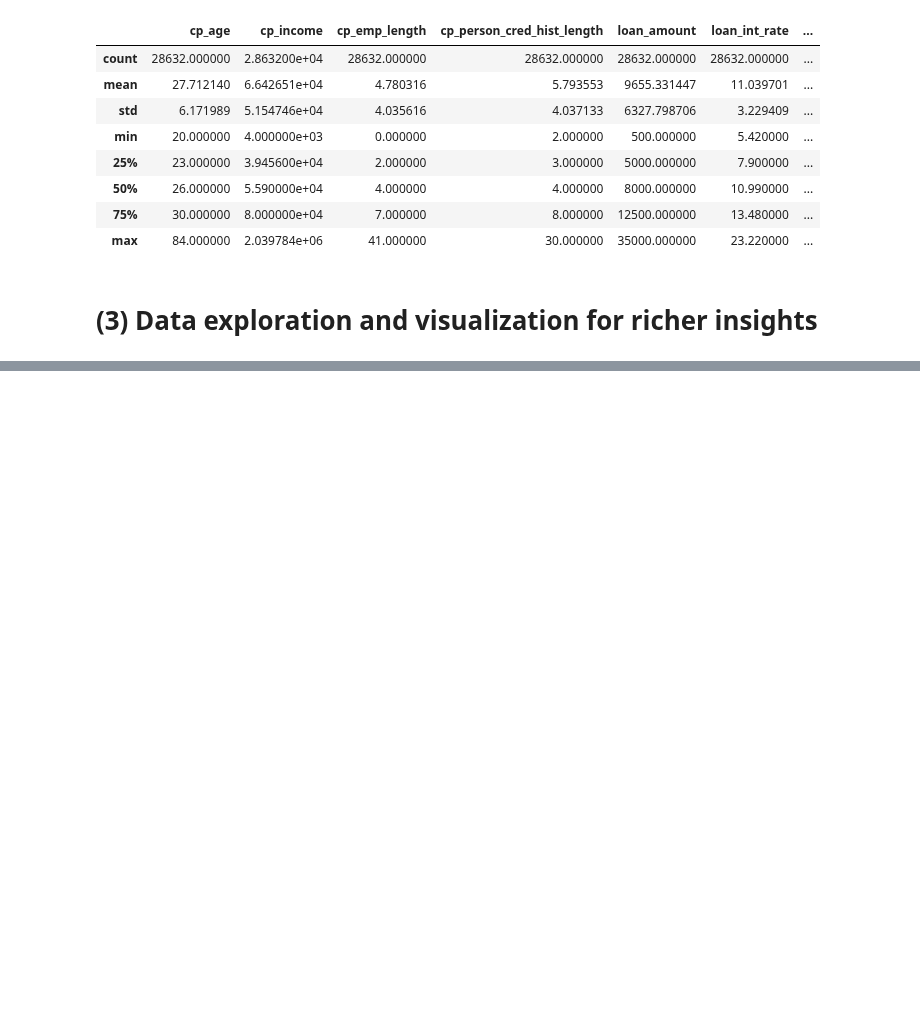
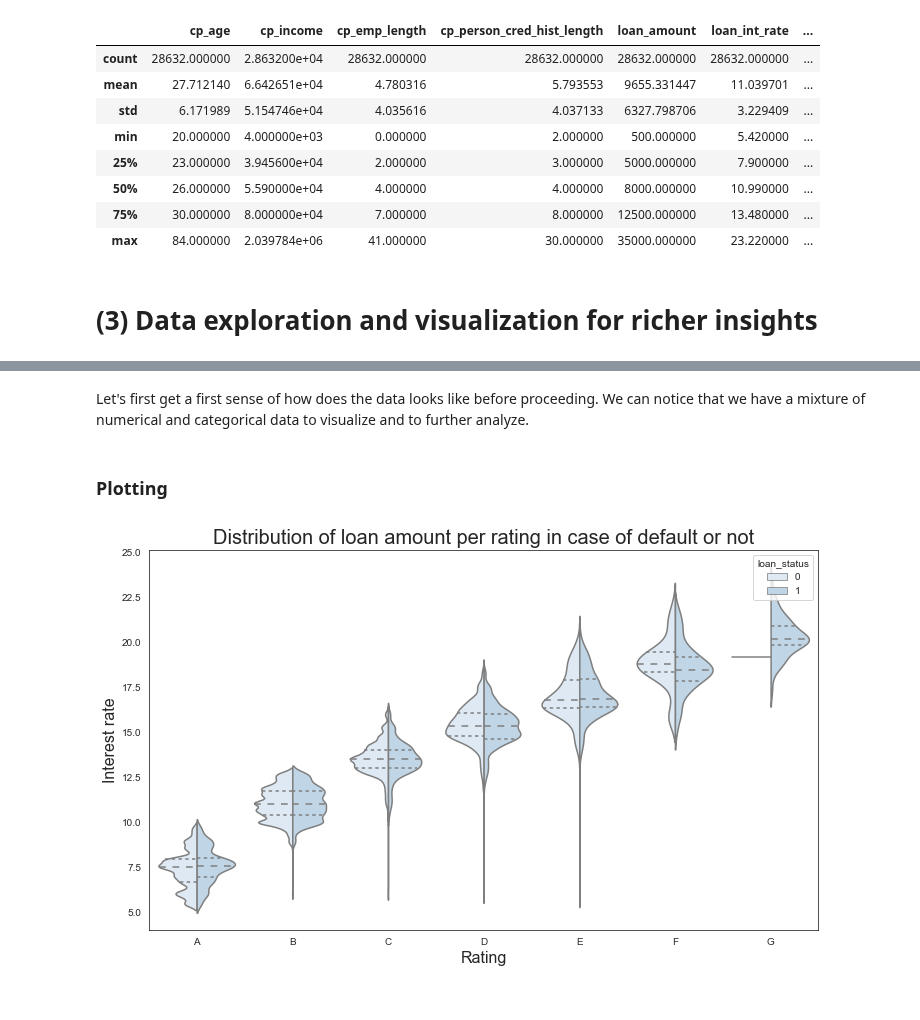
Before and after one commit to Travaz/bachelor_thesis, a Jupyter notebook: 03_code/credit_risk.ipynb, the cells around one changed output, grey strips where cells are left out. Drawn from its saved outputs; the diff is of its cells as text; code cells hidden in the pictures; blank space fills up the shorter version.

```diff
--- a/03_code/credit_risk.ipynb
+++ b/03_code/credit_risk.ipynb
@@ -443,5 +485,9 @@ assert not np.any((df.cb_person_default_on_file == "N") & (df.cb_person_default_
+# %% [markdown]
+Let's first get a first sense of how does the data looks like before proceeding. We can notice that we have a mixture of numerical and categorical data to visualize and to further analyze.
 # %%
 df.head()
+# %% [markdown]
+### Plotting
 # %%
 # Define function for plotting
 def sns_plot(*plot_args):
@@ -475,52 +521,55 @@ def sns_plot(*plot_args):
     g.set_title(plot_options["title"],fontsize=20)
     g.set_xlabel(plot_options["x_label"],fontsize=16)
     g.set_ylabel(plot_options["y_label"],fontsize=16)
+    g.legend(loc="upper left")
 
     # if plot_dict["kind"] not in ("bar,count,pie"):
     #     print("Not what we would like to have here")
     # elif kind == "bar":
     #     g = sns_
 
 # TRIAL 1
 # grade_df = df_cp_loans.groupby(['loan_grade'])['loan_int_rate'].mean().sort_values(ascending=True).reset_index()
 
 # plot_args = {
 #     "df": grade_df,
 #     "x": "loan_grade",
 #     "y": "loan_int_rate",
 #     "plot_options": {
 #         "kind": "bar",
 #         "title": "Average interest rate per rating",
 #         "x_label": "Rating",
 #         "y_label": "Interest rate",
 #         "palette":"Blues"
 #     }
 # }
 
-plot_args = {
-    "df": df,
-    "x": "loan_grade",
-    "y": "loan_int_rate",
-    "plot_options": {
-        "kind": "violin",
-        "hue": "loan_status",
-        "title": "Distribution of loan amount per rating in case of default or not",
-        "x_label": "Rating",
-        "y_label": "Interest rate",
-        "palette": {1: "Defaulted", 0: "Not defaulted"}
-    }
-}
+# plot_args = {
+#     "df": df,
+#     "x": "loan_grade",
+#     "y": "loan_int_rate",
+#     "plot_options": {
+#         "kind": "violin",
+#         "hue": "loan_status",
+#         "title": "Distribution of loan amount per rating in case of default or not",
+#         "x_label": "Rating",
+#         "y_label": "Interest rate",
+#         "palette": {1: "Defaulted", 0: "Not defaulted"}
+#     }
+# }
 
-sns_plot(plot_args)
+# sns_plot(plot_args)
 
 ## TRIAL 1
 # grade_df = df_cp_loans.groupby(['loan_grade'])['loan_int_rate'].mean().plot(kind='bar')
 # plot_args = {
 #     "kind": "bar",
 #     "title": "Average interest rate per rating",
 #     "x_label": "Rating",
 #     "y_label": "Interest rate"
 # }
+# %% [output]
+[figure, added]
 # %%
 #df_cp_loans.
 # %%
```
Also changed, not shown: parts of 18 cells of this notebook.
